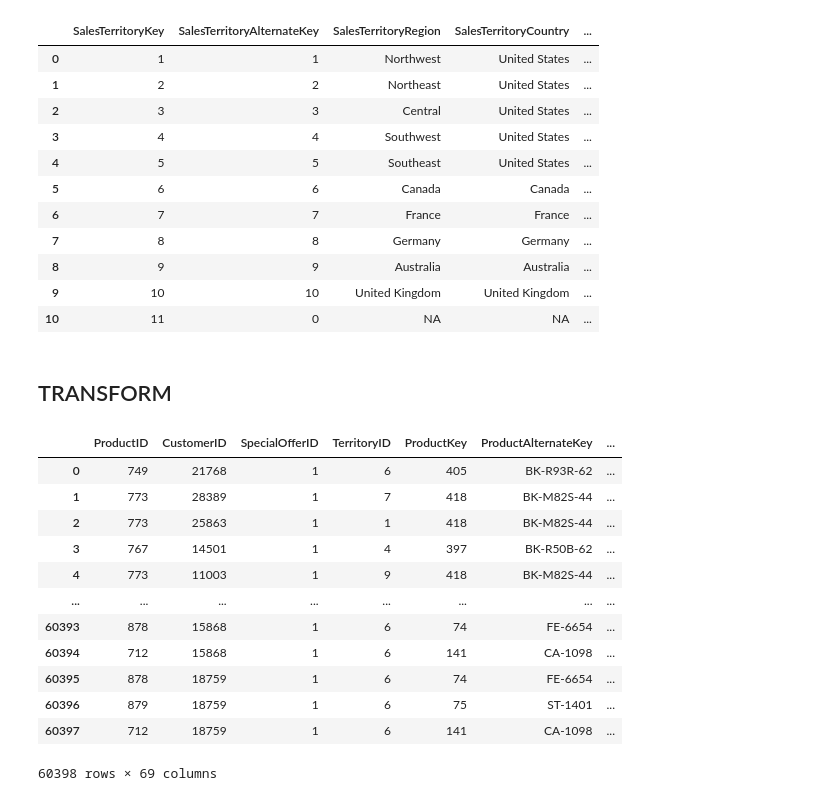
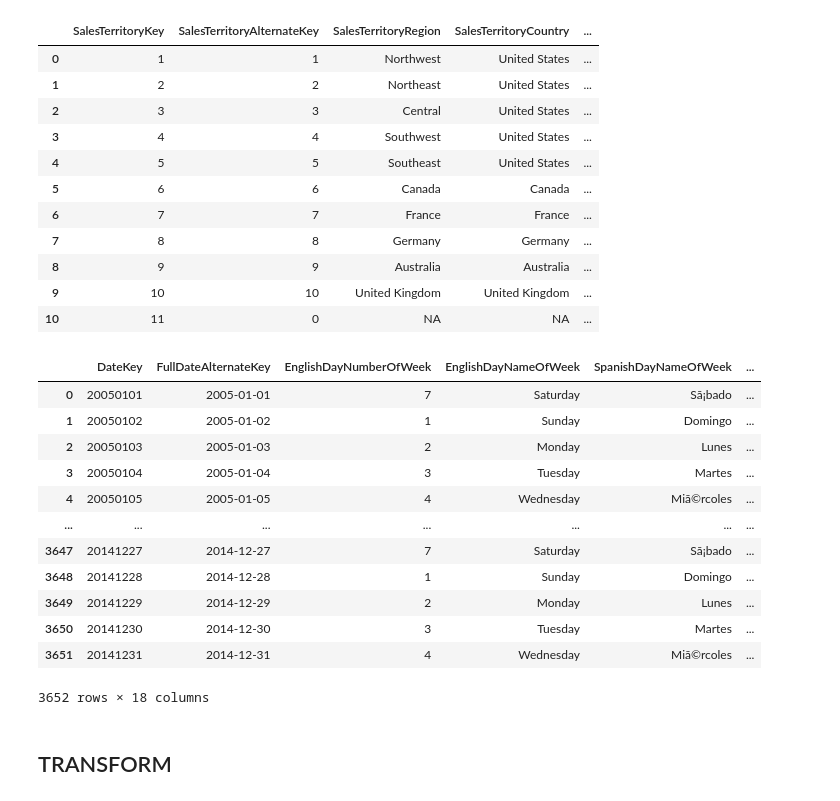
Before and after one commit to paulrojasg/data_science_part_4, a Jupyter notebook: FactInternetSales.ipynb, the cells around one changed output. Saved outputs shown, nothing was run; the diff lists cells and outputs as text; code cells hidden in the pictures.

```diff
--- a/FactInternetSales.ipynb
+++ b/FactInternetSales.ipynb
@@ -105,3 +107,20 @@ dim_sales_territory
 | 8 | 9 | 9 | Australia | Australia | ... |
 | 9 | 10 | 10 | United Kingdom | United Kingdom | ... |
 | 10 | 11 | 0 | NA | NA | ... |
+# %%
+dim_dates = pd.read_sql_query('SELECT * FROM "DimDate";', db_etl)
+dim_dates
+# %% [output]
+|  | DateKey | FullDateAlternateKey | EnglishDayNumberOfWeek | EnglishDayNameOfWeek | SpanishDayNameOfWeek | ... |
+| 0 | 20050101 | 2005-01-01 | 7 | Saturday | Sã¡bado | ... |
+| 1 | 20050102 | 2005-01-02 | 1 | Sunday | Domingo | ... |
+| 2 | 20050103 | 2005-01-03 | 2 | Monday | Lunes | ... |
+| 3 | 20050104 | 2005-01-04 | 3 | Tuesday | Martes | ... |
+| 4 | 20050105 | 2005-01-05 | 4 | Wednesday | Miã©rcoles | ... |
+| ... | ... | ... | ... | ... | ... | ... |
+| 3647 | 20141227 | 2014-12-27 | 7 | Saturday | Sã¡bado | ... |
+| 3648 | 20141228 | 2014-12-28 | 1 | Sunday | Domingo | ... |
+| 3649 | 20141229 | 2014-12-29 | 2 | Monday | Lunes | ... |
+| 3650 | 20141230 | 2014-12-30 | 3 | Tuesday | Martes | ... |
+| 3651 | 20141231 | 2014-12-31 | 4 | Wednesday | Miã©rcoles | ... |
+3652 rows × 18 columns
@@ -115,19 +138,3 @@ sales_order = sales_order.merge(dim_customer, left_on="CustomerID", right_on="Cu
 sales_order = sales_order.merge(dim_promotion, left_on="SpecialOfferID", right_on="PromotionKey")
 # %%
 sales_order = sales_order.merge(dim_sales_territory, left_on="TerritoryID", right_on="SalesTerritoryKey")
-# %%
-sales_order
-# %% [output]
-|  | ProductID | CustomerID | SpecialOfferID | TerritoryID | ProductKey | ProductAlternateKey | ... |
-| 0 | 749 | 21768 | 1 | 6 | 405 | BK-R93R-62 | ... |
-| 1 | 773 | 28389 | 1 | 7 | 418 | BK-M82S-44 | ... |
-| 2 | 773 | 25863 | 1 | 1 | 418 | BK-M82S-44 | ... |
-| 3 | 767 | 14501 | 1 | 4 | 397 | BK-R50B-62 | ... |
-| 4 | 773 | 11003 | 1 | 9 | 418 | BK-M82S-44 | ... |
-| ... | ... | ... | ... | ... | ... | ... | ... |
-| 60393 | 878 | 15868 | 1 | 6 | 74 | FE-6654 | ... |
-| 60394 | 712 | 15868 | 1 | 6 | 141 | CA-1098 | ... |
-| 60395 | 878 | 18759 | 1 | 6 | 74 | FE-6654 | ... |
-| 60396 | 879 | 18759 | 1 | 6 | 75 | ST-1401 | ... |
-| 60397 | 712 | 18759 | 1 | 6 | 141 | CA-1098 | ... |
-60398 rows × 69 columns
```
Also changed, not shown: parts of 10 cells of this notebook.
